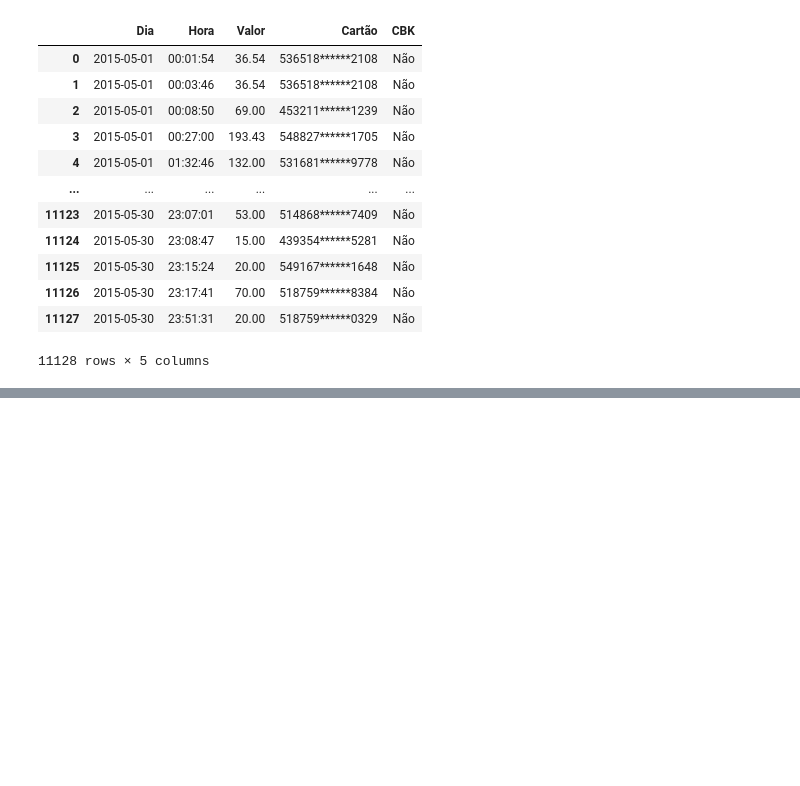
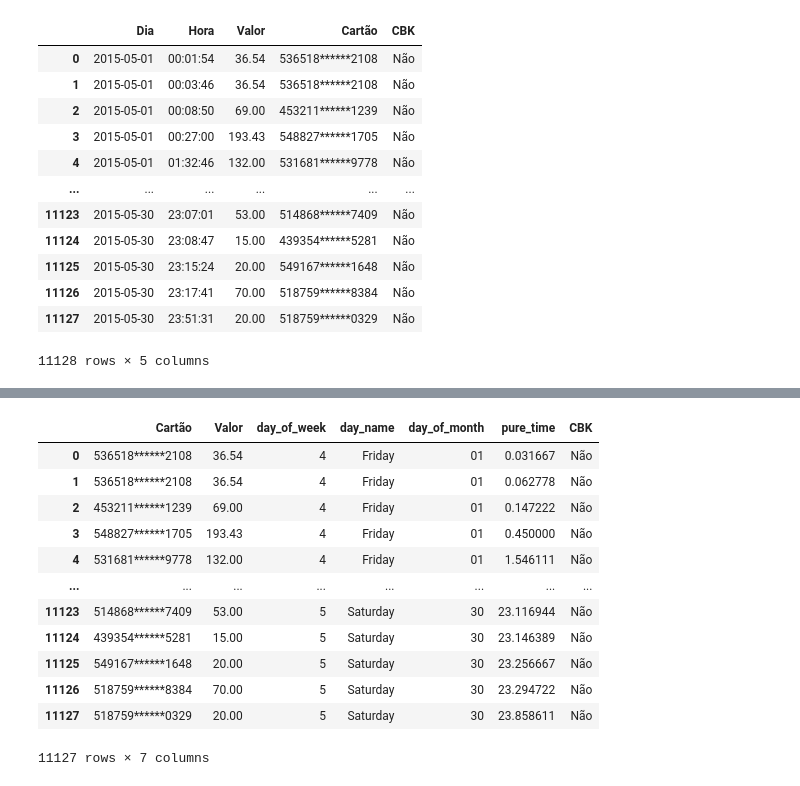
Before and after one commit to broilo/stone, a Jupyter notebook: notebooks/part4_eda.ipynb, the cells around one changed output, grey strips where cells are left out. Drawn from its saved outputs; the diff is of its cells as text; code cells hidden in the pictures; blank space fills up the shorter version.

```diff
--- a/notebooks/part4_eda.ipynb
+++ b/notebooks/part4_eda.ipynb
@@ -165,0 +169,29 @@ df.head()
+# %%
+important = [
+    'Cartão',
+    #'Dia',
+    #'Hora',
+    'Valor',
+    #'Data',
+    'day_of_week',
+    'day_name',
+    'day_of_month',
+    'pure_time',
+    'CBK'
+]
+df = df[important].copy()
+df
+# %% [output]
+|  | Cartão | Valor | day_of_week | day_name | day_of_month | pure_time | CBK |
+| 0 | 536518******2108 | 36.54 | 4 | Friday | 01 | 0.031667 | Não |
+| 1 | 536518******2108 | 36.54 | 4 | Friday | 01 | 0.062778 | Não |
+| 2 | 453211******1239 | 69.00 | 4 | Friday | 01 | 0.147222 | Não |
+| 3 | 548827******1705 | 193.43 | 4 | Friday | 01 | 0.450000 | Não |
+| 4 | 531681******9778 | 132.00 | 4 | Friday | 01 | 1.546111 | Não |
+| ... | ... | ... | ... | ... | ... | ... | ... |
+| 11123 | 514868******7409 | 53.00 | 5 | Saturday | 30 | 23.116944 | Não |
+| 11124 | 439354******5281 | 15.00 | 5 | Saturday | 30 | 23.146389 | Não |
+| 11125 | 549167******1648 | 20.00 | 5 | Saturday | 30 | 23.256667 | Não |
+| 11126 | 518759******8384 | 70.00 | 5 | Saturday | 30 | 23.294722 | Não |
+| 11127 | 518759******0329 | 20.00 | 5 | Saturday | 30 | 23.858611 | Não |
+11127 rows × 7 columns
```
Also changed, not shown: parts of 29 cells of this notebook.
